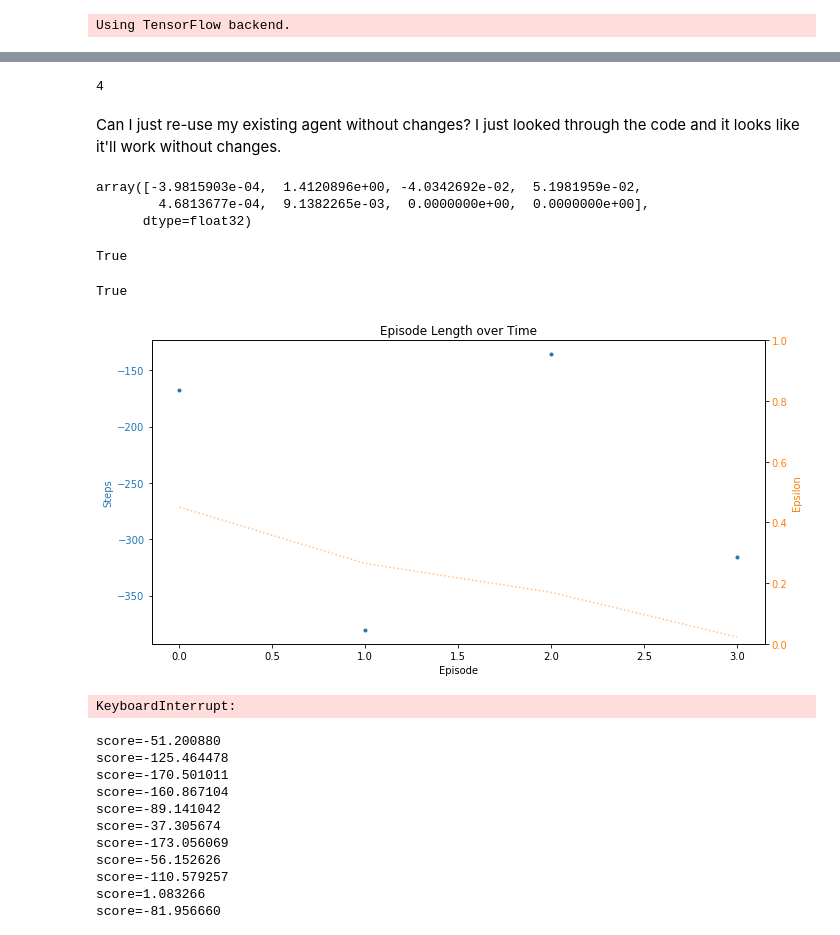
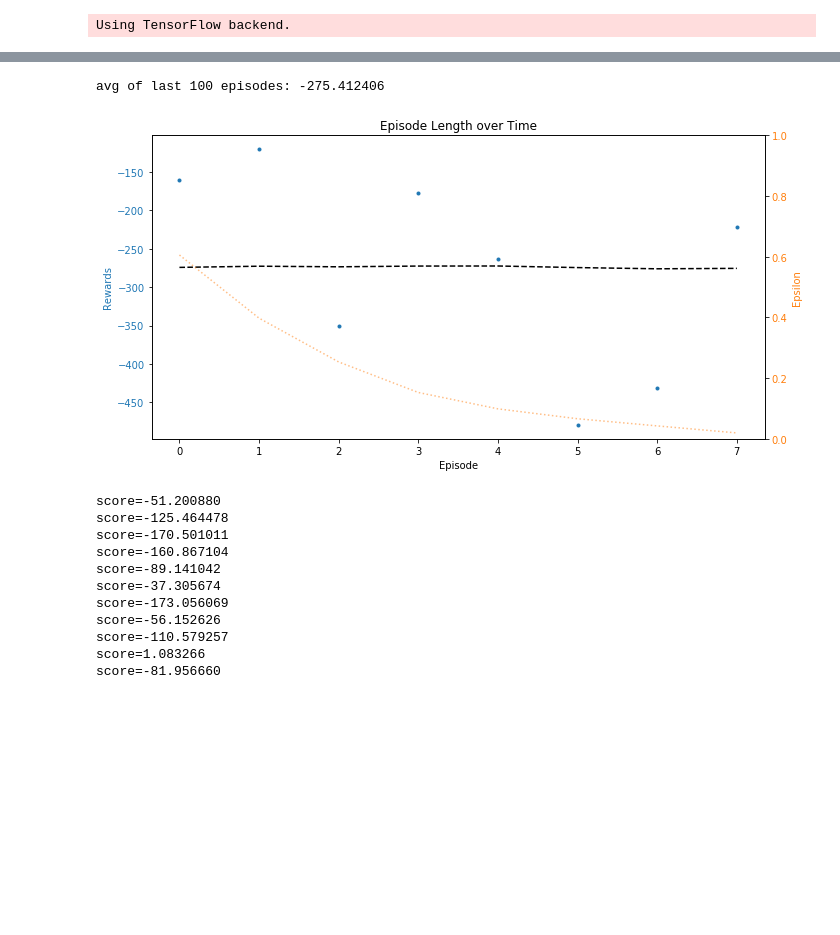
Before and after one commit to unoti/ai-gym-experiments, a Jupyter notebook: 7-Lunar Lander.ipynb, the cells around one changed output, grey strips where cells are left out. Cells and saved outputs as stored; diff of their text form; code cells hidden in the pictures; blank space fills up the shorter version.

```diff
--- a/7-Lunar Lander.ipynb
+++ b/7-Lunar Lander.ipynb
@@ -19,12 +19,3 @@ env = gym.make('LunarLander-v2')
 observation = env.reset()
 # %% [output]
 Using TensorFlow backend.
-# %%
-state = env.reset()
-while True:
-    action = env.action_space.sample()
-    state, reward, done, _ = env.step(action)
-    env.render()
-    #print('reward=%f state=%s' % (reward, state))
-    if done:
-        break
@@ -37,30 +22,9 @@ env.observation_space.shape[0]
-# %%
-env.action_space.n
-# %% [output]
-4
-# %% [markdown]
-Can I just re-use my existing agent without changes? I just looked through the code and it looks like it'll work without changes.
-# %%
-env.reset()
-# %% [output]
-array([-3.9815903e-04,  1.4120896e+00, -4.0342692e-02,  5.1981959e-02,
-        4.6813677e-04,  9.1382265e-03,  0.0000000e+00,  0.0000000e+00],
-      dtype=float32)
-# %%
-env.render()
-# %% [output]
-True
-# %%
-env.step(2)
-env.render()
-# %% [output]
-True
 # %%
 agent = deep_rico(env)
-agent.train(200)
+agent.train(1000)
 # %% [output]
+avg of last 100 episodes: -275.412406
-[figure, old version]
+[figure, new version]
-KeyboardInterrupt:
 # %%
 def total_rewards(episode):
     return sum([reward for (state, action, reward, next_state, done) in episode])
```
Also changed, not shown: parts of 2 cells of this notebook, 2 other files.
